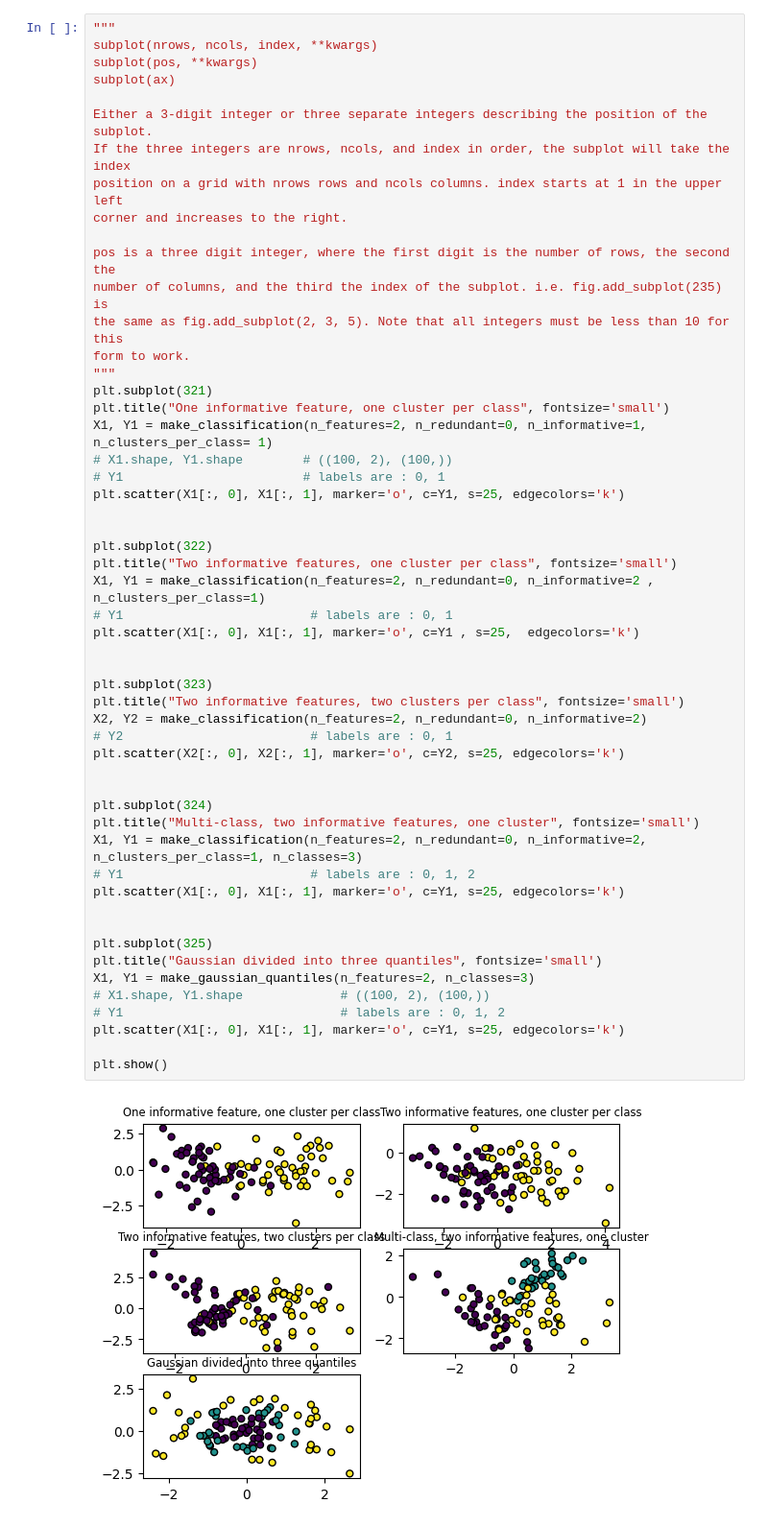
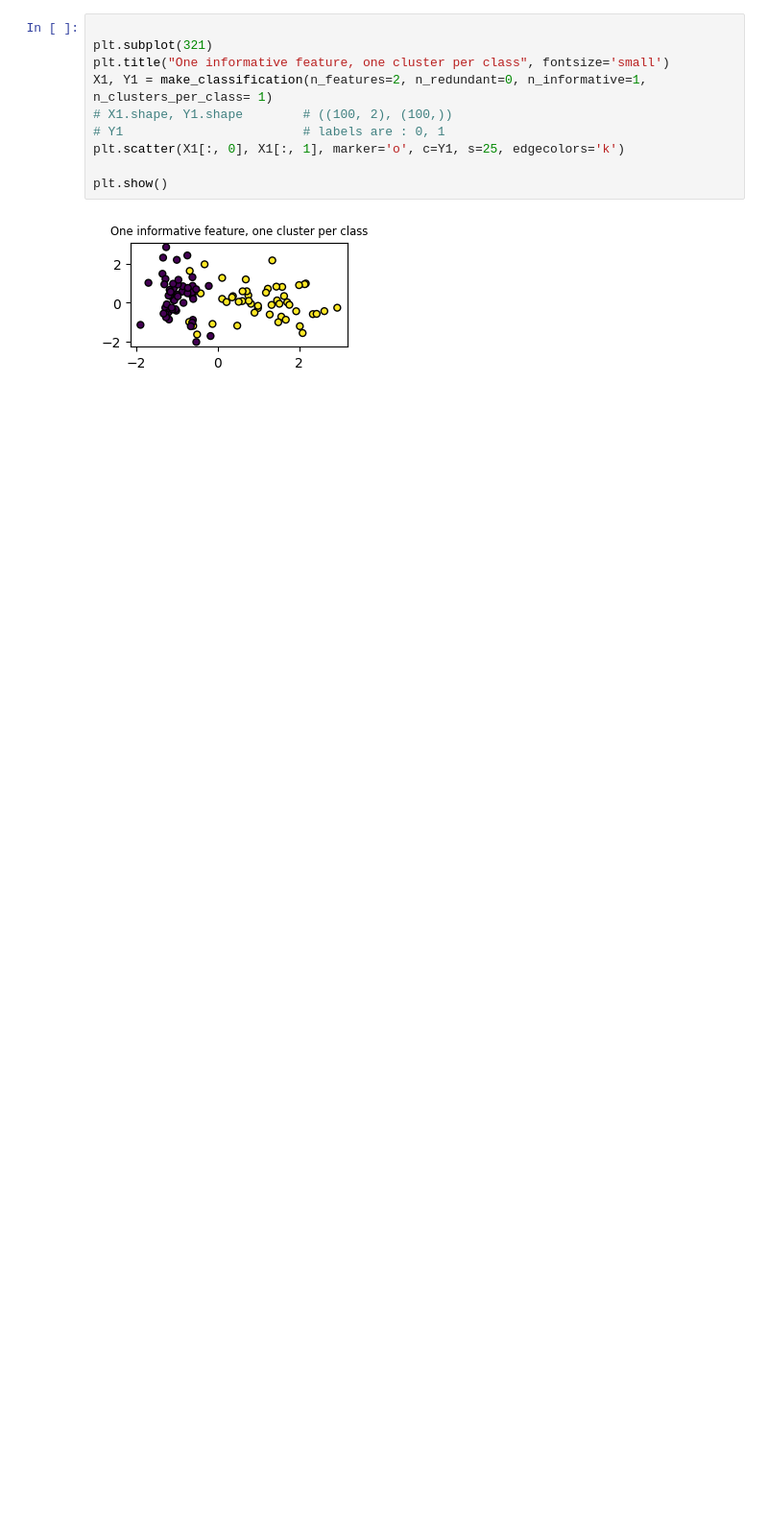
Before and after one commit to jayw20230711/AI-DataSets, a Jupyter notebook: INTERESTING DISTRIBUTIONS/4_more datasets.ipynb, the cells around one changed output. Shown at 96% size. Saved outputs shown, nothing was run; the diff lists cells and outputs as text; blank space fills up the shorter version.

```diff
--- a/INTERESTING DISTRIBUTIONS/4_more datasets.ipynb
+++ b/INTERESTING DISTRIBUTIONS/4_more datasets.ipynb
@@ -10,55 +26,12 @@ plt.subplots_adjust(bottom=0.05, top=0.9, left=0.05, right=0.95)
 # %%
-"""
-subplot(nrows, ncols, index, **kwargs)
-subplot(pos, **kwargs)
-subplot(ax)
 
-Either a 3-digit integer or three separate integers describing the position of the subplot.
-If the three integers are nrows, ncols, and index in order, the subplot will take the index
-position on a grid with nrows rows and ncols columns. index starts at 1 in the upper left
-corner and increases to the right.
-
-pos is a three digit integer, where the first digit is the number of rows, the second the
-number of columns, and the third the index of the subplot. i.e. fig.add_subplot(235) is
-the same as fig.add_subplot(2, 3, 5). Note that all integers must be less than 10 for this
-form to work.
-"""
 plt.subplot(321)
 plt.title("One informative feature, one cluster per class", fontsize='small')
 X1, Y1 = make_classification(n_features=2, n_redundant=0, n_informative=1, n_clusters_per_class= 1)
 # X1.shape, Y1.shape        # ((100, 2), (100,))
 # Y1                        # labels are : 0, 1
 plt.scatter(X1[:, 0], X1[:, 1], marker='o', c=Y1, s=25, edgecolors='k')
 
-
-plt.subplot(322)
-plt.title("Two informative features, one cluster per class", fontsize='small')
-X1, Y1 = make_classification(n_features=2, n_redundant=0, n_informative=2 , n_clusters_per_class=1)
-# Y1                         # labels are : 0, 1
-plt.scatter(X1[:, 0], X1[:, 1], marker='o', c=Y1 , s=25,  edgecolors='k')
-
-
-plt.subplot(323)
-plt.title("Two informative features, two clusters per class", fontsize='small')
-X2, Y2 = make_classification(n_features=2, n_redundant=0, n_informative=2)
-# Y2                         # labels are : 0, 1
-plt.scatter(X2[:, 0], X2[:, 1], marker='o', c=Y2, s=25, edgecolors='k')
-
-
-plt.subplot(324)
-plt.title("Multi-class, two informative features, one cluster", fontsize='small')
-X1, Y1 = make_classification(n_features=2, n_redundant=0, n_informative=2, n_clusters_per_class=1, n_classes=3)
-# Y1                         # labels are : 0, 1, 2
-plt.scatter(X1[:, 0], X1[:, 1], marker='o', c=Y1, s=25, edgecolors='k')
-
-
-plt.subplot(325)
-plt.title("Gaussian divided into three quantiles", fontsize='small')
-X1, Y1 = make_gaussian_quantiles(n_features=2, n_classes=3)
-# X1.shape, Y1.shape             # ((100, 2), (100,))
-# Y1                             # labels are : 0, 1, 2
-plt.scatter(X1[:, 0], X1[:, 1], marker='o', c=Y1, s=25, edgecolors='k')
-
 plt.show()
 # %% [output]
-[figure, old version]
+[figure, new version]
```
Also changed, not shown: parts of 6 cells of this notebook.
